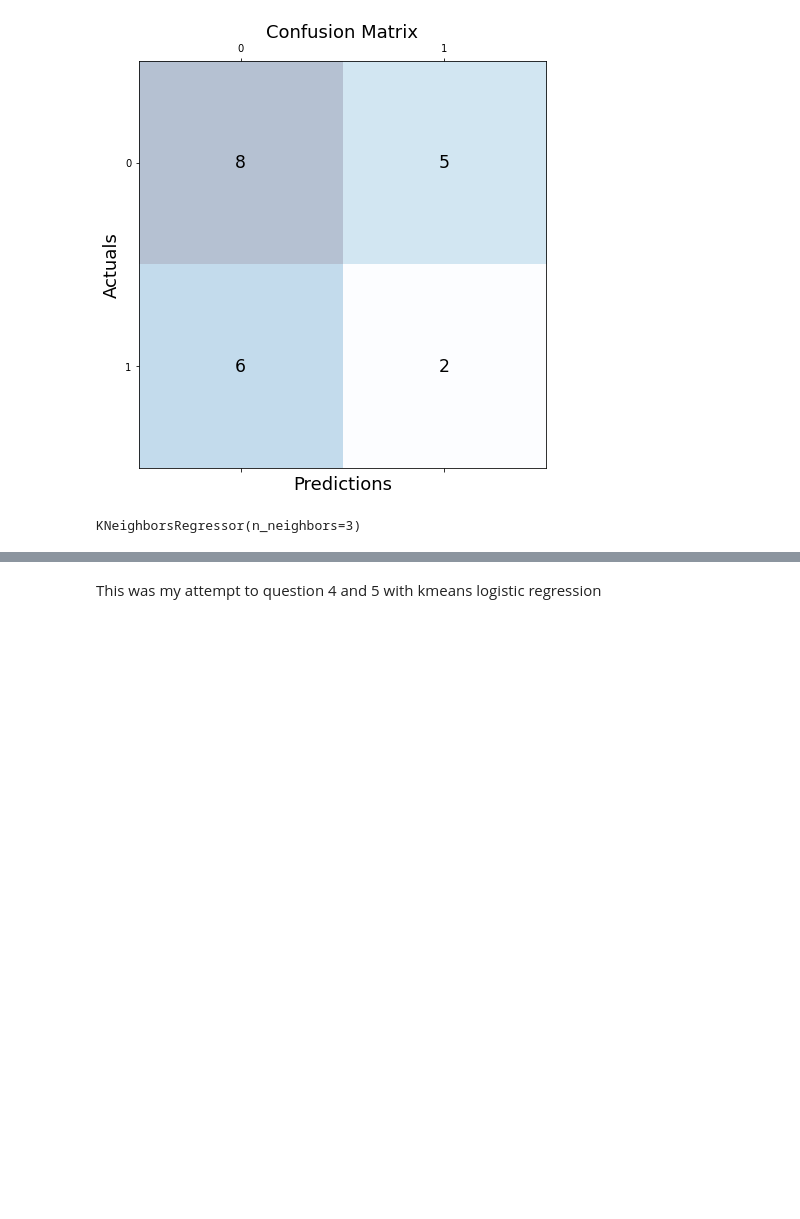
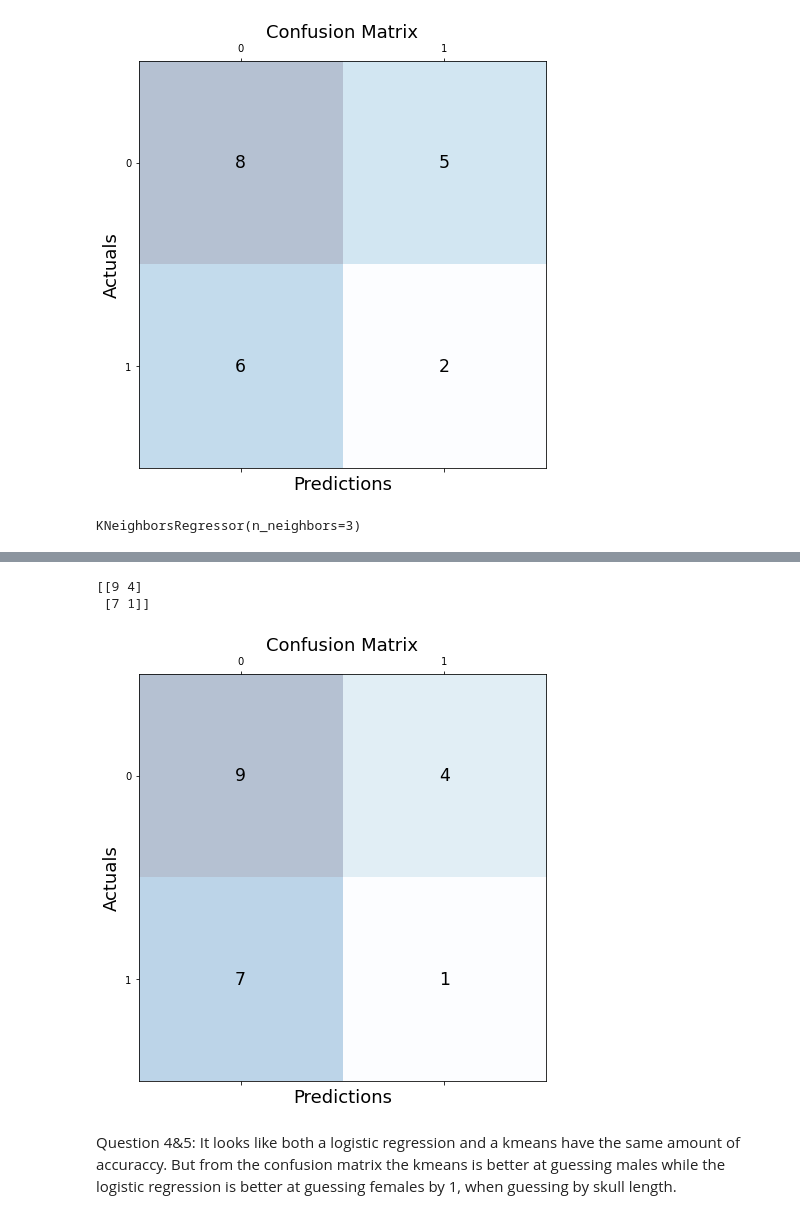
Before and after one commit to Kieons/Homework2, a Jupyter notebook: notebook/Jack Li Homwork.ipynb, the cells around one changed output, grey strips where cells are left out. Cells and saved outputs as stored; diff of their text form; code cells hidden in the pictures; blank space fills up the shorter version.

```diff
--- a/notebook/Jack Li Homwork.ipynb
+++ b/notebook/Jack Li Homwork.ipynb
@@ -248,2 +287,22 @@ plt.plot([0,1.5],[0,1.5],lw=2,color='black')
-# %% [markdown]
-This was my attempt to question 4 and 5 with kmeans logistic regression
+# %%
+
+conf_matrix = metrics.confusion_matrix(y_test, knn_test)
+print(conf_matrix)
+# %% [output]
+[[9 4]
+ [7 1]]
+# %%
+fig, ax = plt.subplots(figsize=(7.5, 7.5))
+ax.matshow(conf_matrix, cmap=plt.cm.Blues, alpha=0.3)
+for i in range(conf_matrix.shape[0]):
+    for j in range(conf_matrix.shape[1]):
+        ax.text(x=j, y=i,s=conf_matrix[i, j], va='center', ha='center', size='xx-large')
+
+plt.xlabel('Predictions', fontsize=18)
+plt.ylabel('Actuals', fontsize=18)
+plt.title('Confusion Matrix', fontsize=18)
+plt.show()
+# %% [output]
+[figure, added]
+# %% [markdown]
+Question 4&5: It looks like both a logistic regression and a kmeans have the same amount of accuraccy. But from the confusion matrix the kmeans is better at guessing males while the logistic regression is better at guessing females by 1, when guessing by skull length.
```
Also changed, not shown: parts of 14 cells of this notebook.
